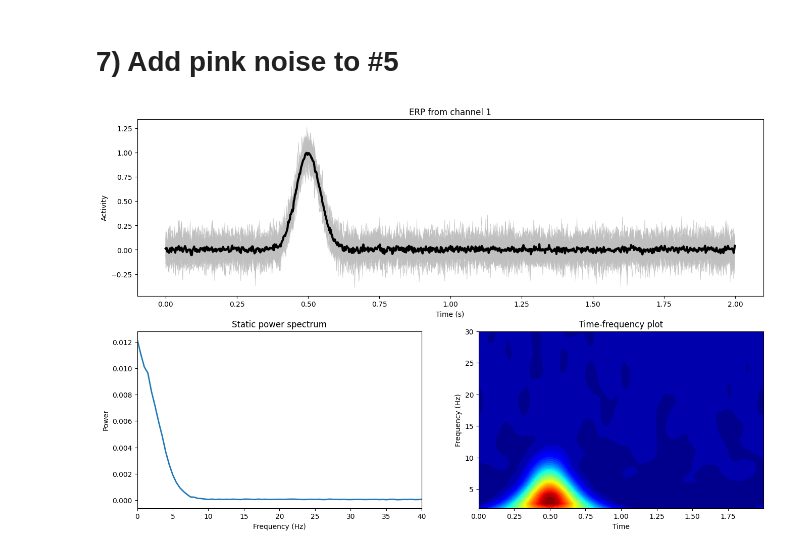
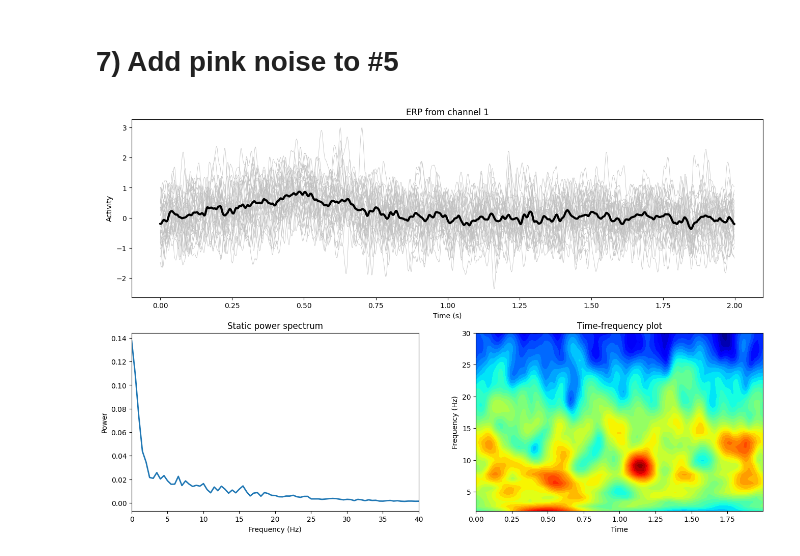
Before and after one commit to shabkr/Neural-Signal-Processing-Analysis, a Jupyter notebook: section_02/uANTS_simulate_problemset.ipynb, the cells around one changed output. Drawn from its saved outputs; the diff is of its cells as text; code cells hidden in the pictures.

Commit message:
add question 8 to uANTS_simulate_problemset

```diff
--- a/section_02/uANTS_simulate_problemset.ipynb
+++ b/section_02/uANTS_simulate_problemset.ipynb
@@ -134,7 +134,7 @@ plot_simEEG(EEG,1,2)
 # %%
 # signal parameters in Hz
 peakfreq = 14
-fwhm     =  269
+fwhm      =  5
 
 # frequencies
 hz = np.linspace(0,EEG.srate,EEG.pnts)
@@ -142,8 +142,9 @@ hz = np.linspace(0,EEG.srate,EEG.pnts)
 
 # create frequency-domain Gaussian
 s  = fwhm*(2*np.pi-1)/(4*np.pi) # normalized width
-x  = hz-peakfreq         # shifted frequencies
+x  = hz-peakfreq        # shifted frequencies
 fg = np.exp(-0.5*(x/s)**2)   # gaussian
+
 
 
 for chani in range(EEG.nbchan):
@@ -174,7 +175,7 @@ plot_simEEG(EEG)
  Start with a Gaussian.
 # %%
 # gaussian parameters (in seconds)
-peaktime = 0.5
+peaktime = 1
 width = 0.1
 
 # re-initialize EEG data
@@ -184,11 +185,11 @@ for chani in range(EEG.nbchan):
     for triali in range(EEG.trials):
 
         # generate time-domain gaussian
-        trialpeak = peaktime
-        gaus =  np.exp(-4*np.log(2)*(EEG.times - trialpeak)**2 / width**2)
+        trialpeak = peaktime #+np.random.randn()/10 # uncomment the +np.random for the jitter question
+        gaus =  np.exp(-1*(EEG.times - trialpeak)**2 / (2*width**2))
 
         # data are the Gaussian
         EEG.data[chani,:,triali] = gaus
 
-plot_simEEG(EEG,1,1)
+plot_simEEG(EEG,1)
 # %% [output]
@@ -238,29 +241,31 @@ plot_simEEG(EEG,1,1)
 # %%
 # gaussian parameters (in seconds)
 peaktime = 0.5
 width = 0.1
-ed = 500
+ed = 50
 
 # re-initialize EEG data
 EEG.data = np.zeros((EEG.nbchan,EEG.pnts,EEG.trials))
 
 for chani in range(EEG.nbchan):
     for triali in range(EEG.trials):
 
+        # generate time-domain gaussian
+        trialpeak = peaktime + np.random.randn()/7.7777
+        gaus =  np.exp(-1*np.log(2)*(EEG.times - trialpeak)**2 / (2*width**2))
+
         # generate one-sided 1/f amplitude spectrum
         as_ = np.random.rand(1, EEG.pnts) * np.exp(-np.arange(EEG.pnts)/ed)
+
         # Fourier coefficients as amplitudes times random phases
         fc = as_ * np.exp(1j * 2 * np.pi * np.random.rand(*as_.shape))
+
         # inverse Fourier transform to create the noise
         pink_noise = np.real(np.fft.ifft(fc))
 
-        # generate time-domain gaussian
-        trialpeak = peaktime
-        gaus =  np.exp(-4*np.log(2)*(EEG.times - trialpeak)**2 / width**2)
-
         # data are the Gaussian
-        EEG.data[chani,:,triali] = gaus + pink_noise*15
+        EEG.data[chani,:,triali] = gaus + pink_noise*300
 
 plot_simEEG(EEG,1,1)
 # %% [output]
-[figure, old version]
+[figure, new version]
```
Also changed, not shown: parts of 7 cells of this notebook.
